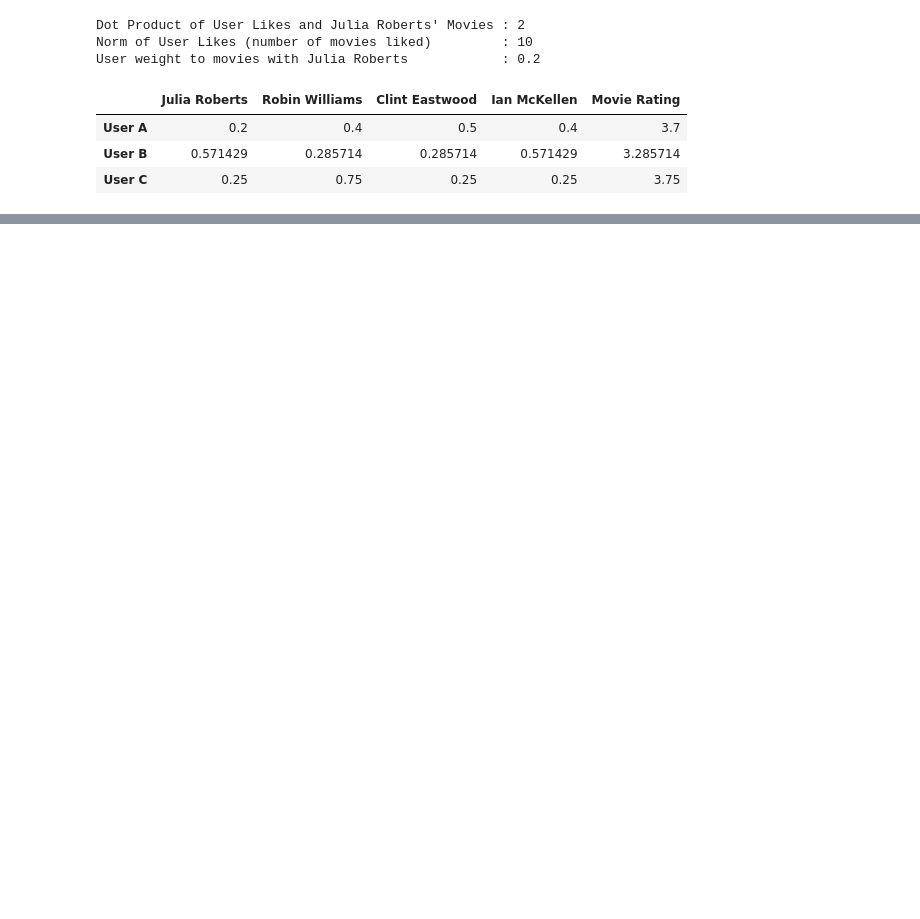
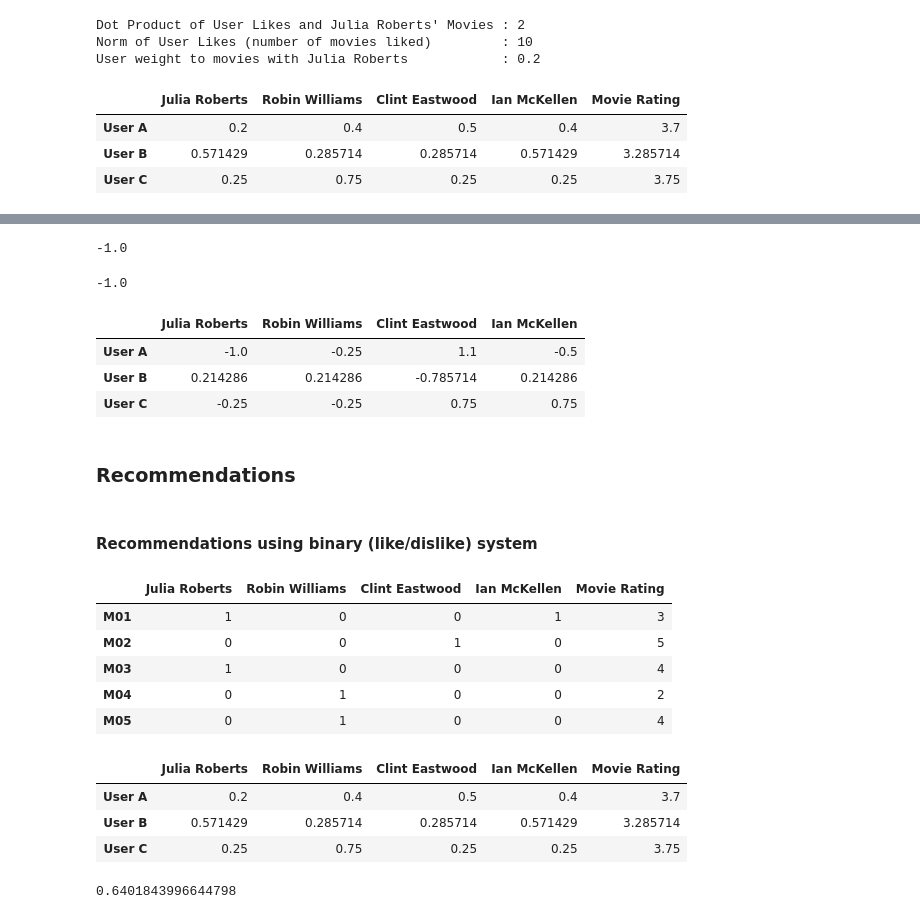
Before and after one commit to drolsonmi/math3280, a Jupyter notebook: Notes/3280_06_Recommendations.ipynb, the cells around one changed output, grey strips where cells are left out. Cells and saved outputs as stored; diff of their text form; code cells hidden in the pictures; blank space fills up the shorter version.

```diff
--- a/Notes/3280_06_Recommendations.ipynb
+++ b/Notes/3280_06_Recommendations.ipynb
@@ -279,0 +236,56 @@ userA_ratings[condition] - userA_ratings.mean()
+# %%
+### The average is the score
+actor_ratings_from_user.replace(0,np.nan).mean()
+# %% [output]
+-1.0
+# %%
+a = 'Julia Roberts'
+u = 'User A'
+
+avg_rating = user_starratings.replace(0,np.nan).loc[u].mean()
+(movie_casts[a] * user_starratings.loc[u]).apply(lambda x: 0 if x==0 else x-avg_rating).replace(0,np.nan).mean()
+# %% [output]
+-1.0
+# %%
+### Apply for all users and actors
+user_profile_ratings = pd.DataFrame(columns=actors_list)
+
+for actor_id in actors_list:
+    for user_id in user_ratings.index:
+        avg_rating = user_starratings.replace(0,np.nan).loc[user_id].mean()  # Average rating given by user
+        tmp = movie_casts[actor_id] * user_starratings.loc[user_id]          # Array of ratings given by user involving the given actor
+        user_profile_ratings.loc[user_id, actor_id] = tmp.apply(lambda x: 0 if x==0 else x-avg_rating).replace(0,np.nan).mean() # Subtract avg rating from ratings given, then take the mean
+
+
+user_profile_ratings.drop('Movie Rating', axis=1, inplace=True)
+user_profile_ratings
+# %% [output]
+|  | Julia Roberts | Robin Williams | Clint Eastwood | Ian McKellen |
+| User A | -1.0 | -0.25 | 1.1 | -0.5 |
+| User B | 0.214286 | 0.214286 | -0.785714 | 0.214286 |
+| User C | -0.25 | -0.25 | 0.75 | 0.75 |
+# %% [markdown]
+### Recommendations
+# %% [markdown]
+#### Recommendations using binary (like/dislike) system
+# %%
+movie_casts.head()
+# %% [output]
+|  | Julia Roberts | Robin Williams | Clint Eastwood | Ian McKellen | Movie Rating |
+| M01 | 1 | 0 | 0 | 1 | 3 |
+| M02 | 0 | 0 | 1 | 0 | 5 |
+| M03 | 1 | 0 | 0 | 0 | 4 |
+| M04 | 0 | 1 | 0 | 0 | 2 |
+| M05 | 0 | 1 | 0 | 0 | 4 |
+# %%
+user_profile_likes.head()
+# %% [output]
+|  | Julia Roberts | Robin Williams | Clint Eastwood | Ian McKellen | Movie Rating |
+| User A | 0.2 | 0.4 | 0.5 | 0.4 | 3.7 |
+| User B | 0.571429 | 0.285714 | 0.285714 | 0.571429 | 3.285714 |
+| User C | 0.25 | 0.75 | 0.25 | 0.25 | 3.75 |
+# %%
+cosine_distance(movie_casts.drop('Movie Rating', axis=1).loc['M06'],
+                user_profile_likes.drop('Movie Rating', axis=1).loc['User A'])
+# %% [output]
+0.6401843996644798
```
Also changed, not shown: parts of 33 cells of this notebook.
